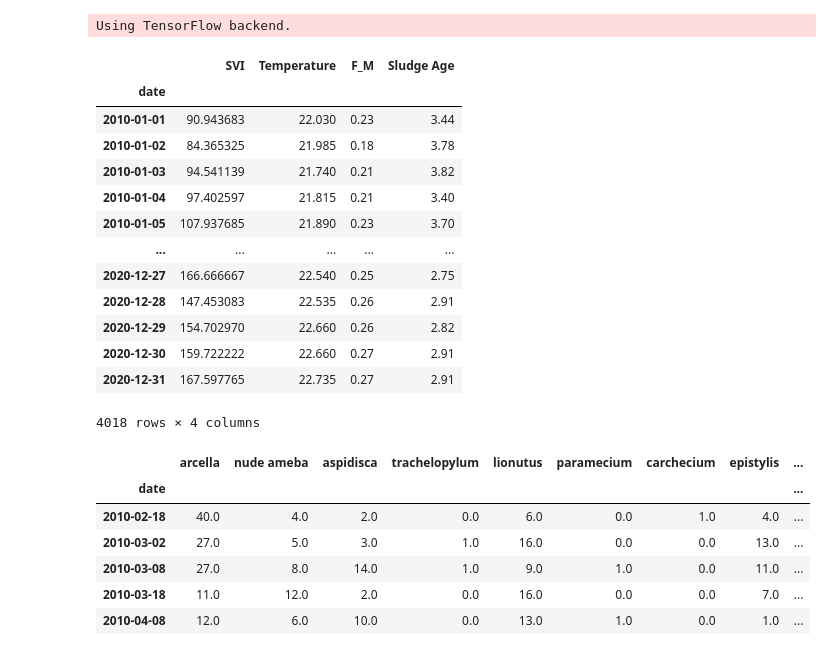
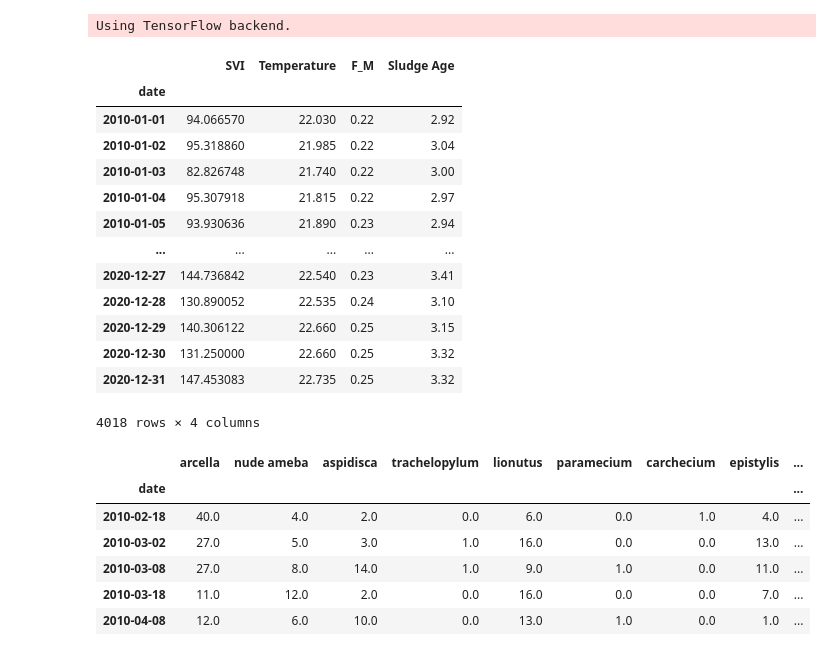
Before and after one commit to efratkohen/Project, a Jupyter notebook: Join all tables and run LSTM model.ipynb, the cells around one changed output. Drawn from its saved outputs; the diff is of its cells as text; code cells hidden in the pictures.

```diff
--- a/Join all tables and run LSTM model.ipynb
+++ b/Join all tables and run LSTM model.ipynb
@@ -48,21 +48,21 @@ for i in range(4):
     join.columns = ['SVI', 'Temperature', 'F_M', 'Sludge Age']
     reactor_list.append(join)
 # %%
-reactor_list[0]
+reactor_list[2]
 # %% [output]
 |  | SVI | Temperature | F_M | Sludge Age |
 | date |  |  |  |  |
-| 2010-01-01 | 90.943683 | 22.030 | 0.23 | 3.44 |
-| 2010-01-02 | 84.365325 | 21.985 | 0.18 | 3.78 |
-| 2010-01-03 | 94.541139 | 21.740 | 0.21 | 3.82 |
-| 2010-01-04 | 97.402597 | 21.815 | 0.21 | 3.40 |
-| 2010-01-05 | 107.937685 | 21.890 | 0.23 | 3.70 |
+| 2010-01-01 | 94.066570 | 22.030 | 0.22 | 2.92 |
+| 2010-01-02 | 95.318860 | 21.985 | 0.22 | 3.04 |
+| 2010-01-03 | 82.826748 | 21.740 | 0.22 | 3.00 |
+| 2010-01-04 | 95.307918 | 21.815 | 0.22 | 2.97 |
+| 2010-01-05 | 93.930636 | 21.890 | 0.23 | 2.94 |
 | ... | ... | ... | ... | ... |
-| 2020-12-27 | 166.666667 | 22.540 | 0.25 | 2.75 |
-| 2020-12-28 | 147.453083 | 22.535 | 0.26 | 2.91 |
-| 2020-12-29 | 154.702970 | 22.660 | 0.26 | 2.82 |
-| 2020-12-30 | 159.722222 | 22.660 | 0.27 | 2.91 |
-| 2020-12-31 | 167.597765 | 22.735 | 0.27 | 2.91 |
+| 2020-12-27 | 144.736842 | 22.540 | 0.23 | 3.41 |
+| 2020-12-28 | 130.890052 | 22.535 | 0.24 | 3.10 |
+| 2020-12-29 | 140.306122 | 22.660 | 0.25 | 3.15 |
+| 2020-12-30 | 131.250000 | 22.660 | 0.25 | 3.32 |
+| 2020-12-31 | 147.453083 | 22.735 | 0.25 | 3.32 |
 4018 rows × 4 columns
 # %%
 micro_list = []
```
Also changed, not shown: parts of 2 cells of this notebook.
